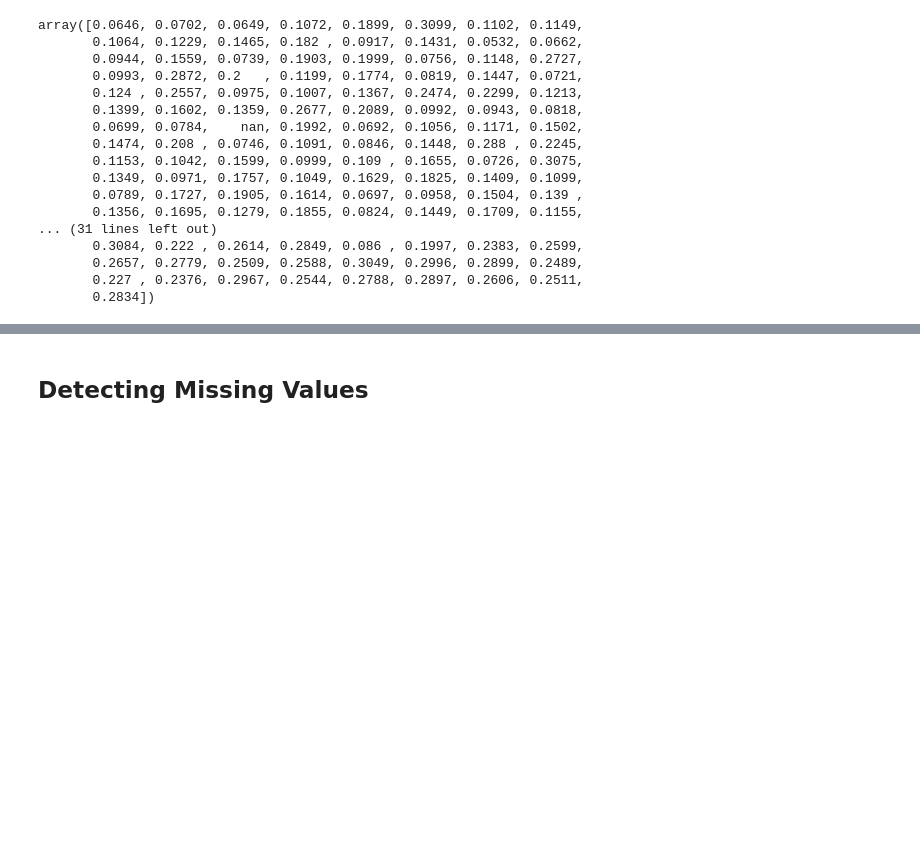
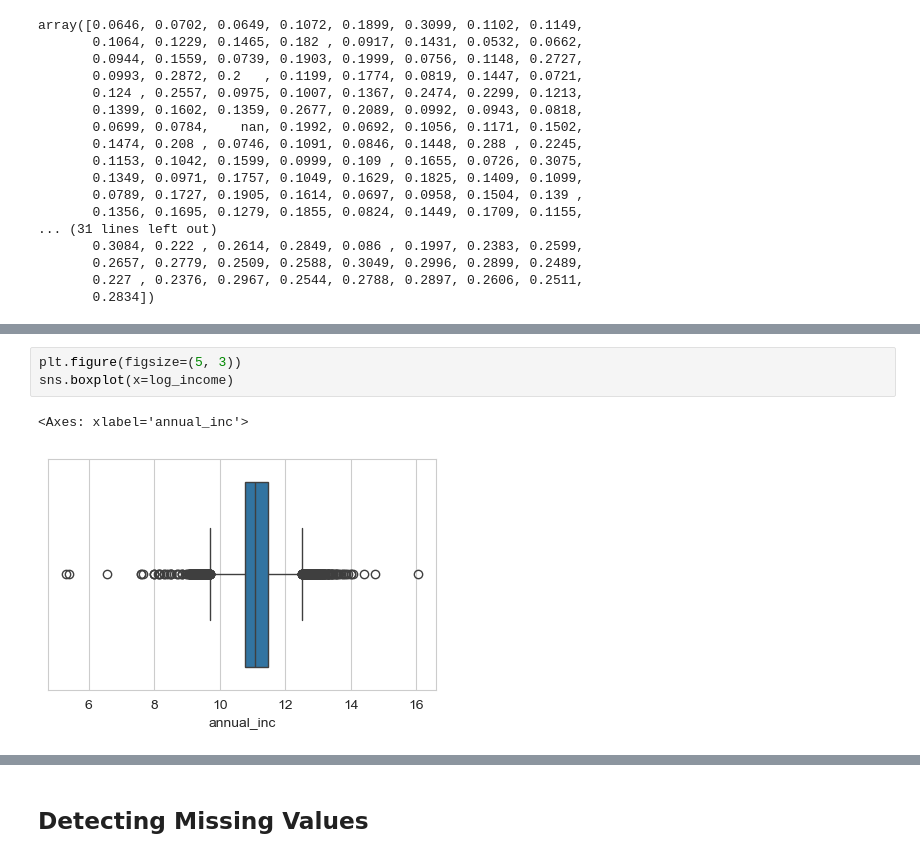
Before and after one commit to yasmeenel3sh/DataEngineeringProject, a Jupyter notebook: M1-template.ipynb, the cells around one changed output, grey strips where cells are left out. Saved outputs shown, nothing was run; the diff lists cells and outputs as text; blank space fills up the shorter version.

```diff
--- a/M1-template.ipynb
+++ b/M1-template.ipynb
@@ -655,0 +727,6 @@ array([0.0646, 0.0702, 0.0649, 0.1072, 0.1899, 0.3099, 0.1102, 0.1149,
+# %%
+plt.figure(figsize=(5, 3))
+sns.boxplot(x=log_income)
+# %% [output]
+<Axes: xlabel='annual_inc'>
+[figure, added]
```
Also changed, not shown: parts of 30 cells of this notebook.
